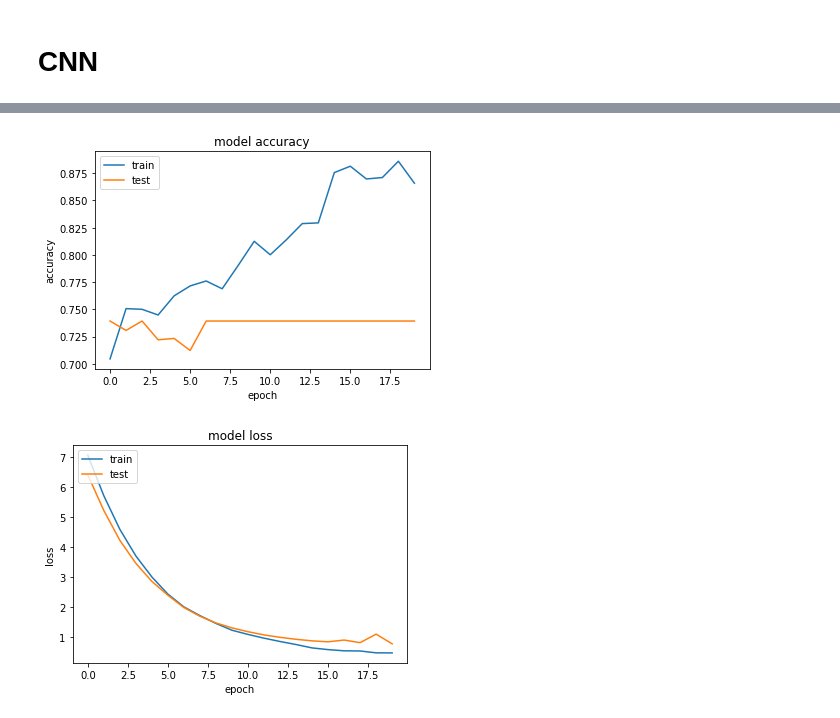
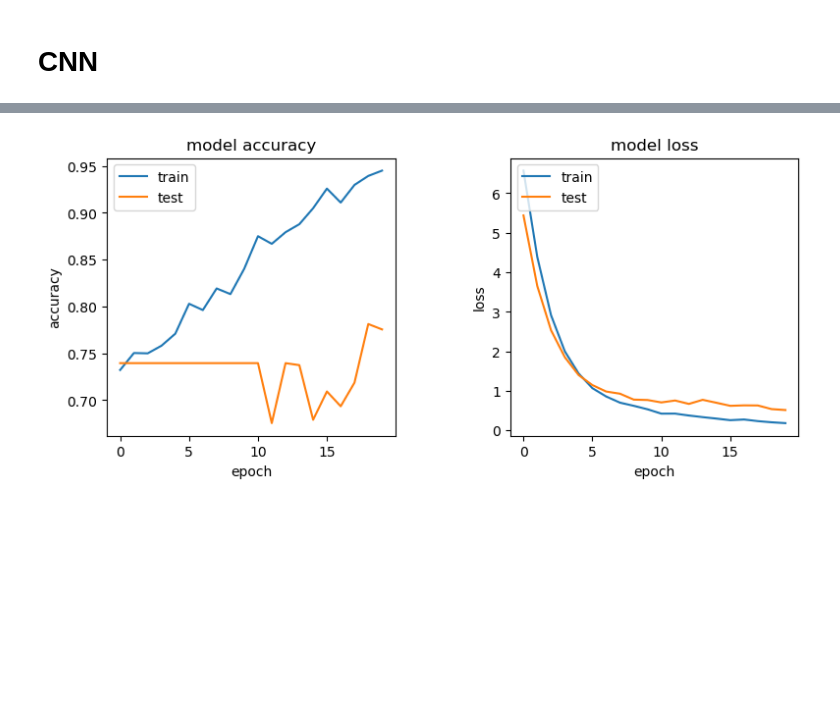
Before and after one commit to Yahnnosh/Sensor-Based-Modeling-of-Fatigue-Using-Transformer-Model, a Jupyter notebook: CNN.ipynb, the cells around one changed output, grey strips where cells are left out. Saved outputs shown, nothing was run; the diff lists cells and outputs as text; code cells hidden in the pictures; blank space fills up the shorter version.

```diff
--- a/CNN.ipynb
+++ b/CNN.ipynb
@@ -30,3 +20,0 @@ Reshaping etc.
-# %%
-X = X.reshape(-1, 370, 100, 30).astype('float32') / 255 # normalization + dimension reshape
-#plt.hist(X.reshape(-1,)) # check if it worked
@@ -37,13 +21,7 @@ Export as separate files for data generator (WARNING: takes a long time)
-# %%
-with tqdm(total=N) as pbar:
-    for i, (x, y) in enumerate(zip(X, Y)):
-        np.save(output_path + f'/feature_vector{i}', X[i])
-        np.save(output_path + f'/labels{i}', Y[i])
-        pbar.update(1)
 # %% [markdown]
 # Define data generator
 # %%
-class DataGenerator(keras.utils.Sequence):
+class DataGenerator(Sequence):
 
     def __init__(self, data_path: str, indices_dataset: list, batch_size=32, dim=(HEIGHT, WIDTH), n_channels=CHANNELS, shuffle=True):
         self.data_path = data_path # path to full dataset
@@ -73,7 +51,7 @@ class DataGenerator(keras.utils.Sequence):
         # load individual datapoints
         for i, index in enumerate(indices):
             X[i, ] = np.load(self.data_path + f'/feature_vector{index}.npy', allow_pickle=True)
-            y[i] = np.load(self.data_path + f'/labels{index}.npy', allow_pickle=True)
+            y[i] = np.load(self.data_path + f'/labels{index}.npy', allow_pickle=True)[0] # TODO: for now just phF
 
         return X, y
 
@@ -137,3 +124,3 @@ train_set (upsampled): (+: 1234, -: 1234)
 # %%
-training_batch_generator = DataGenerator(data_path=output_path, indices_dataset=train_indices, batch_size=128)
-validation_batch_generator = DataGenerator(data_path=output_path, indices_dataset=validation_indices, batch_size=1)
+training_batch_generator = DataGenerator(data_path=train_path, indices_dataset=train_indices, batch_size=128)
+validation_batch_generator = DataGenerator(data_path=train_path, indices_dataset=validation_indices, batch_size=1)
@@ -221,20 +212,30 @@ Epoch 20/20
 # %%
+# plot training curve
+plt.subplots_adjust(left=0.1,
+                    bottom=0.01,
+                    right=1.2,
+                    top=0.6,
+                    wspace=0.4,
+                    hspace=0.4)
+
+# metric
+plt.subplot(1, 2, 1)
 plt.plot(history.history['accuracy'])
 plt.plot(history.history['val_accuracy'])
 plt.title('model accuracy')
 plt.ylabel('accuracy')
 plt.xlabel('epoch')
 plt.legend(['train', 'test'], loc='upper left')
+
+# loss
+plt.subplot(1, 2, 2)
+plt.plot(history.history['loss'])
+plt.plot(history.history['val_loss'])
+plt.title('model loss')
+plt.ylabel('loss')
+plt.xlabel('epoch')
+plt.legend(['train', 'test'], loc='upper left')
+
 plt.show()
 # %% [output]
-[figure, old version]
+[figure, new version]
-# %%
-plt.plot(history.history['loss'])
-plt.plot(history.history['val_loss'])
-plt.title('model loss')
-plt.ylabel('loss')
-plt.xlabel('epoch')
-plt.legend(['train', 'test'], loc='upper left')
-plt.show()
-# %% [output]
-[figure, removed]
```
Also changed, not shown: parts of 30 cells of this notebook, 1 other file.
